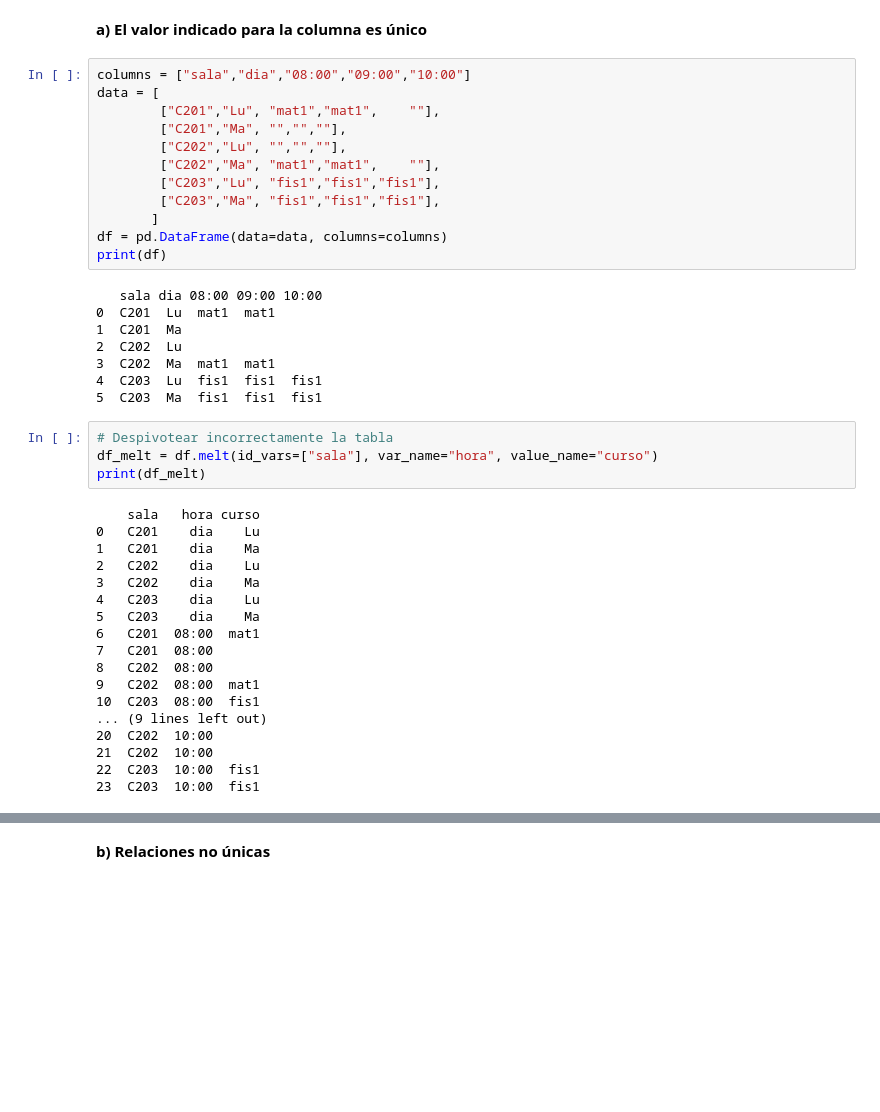
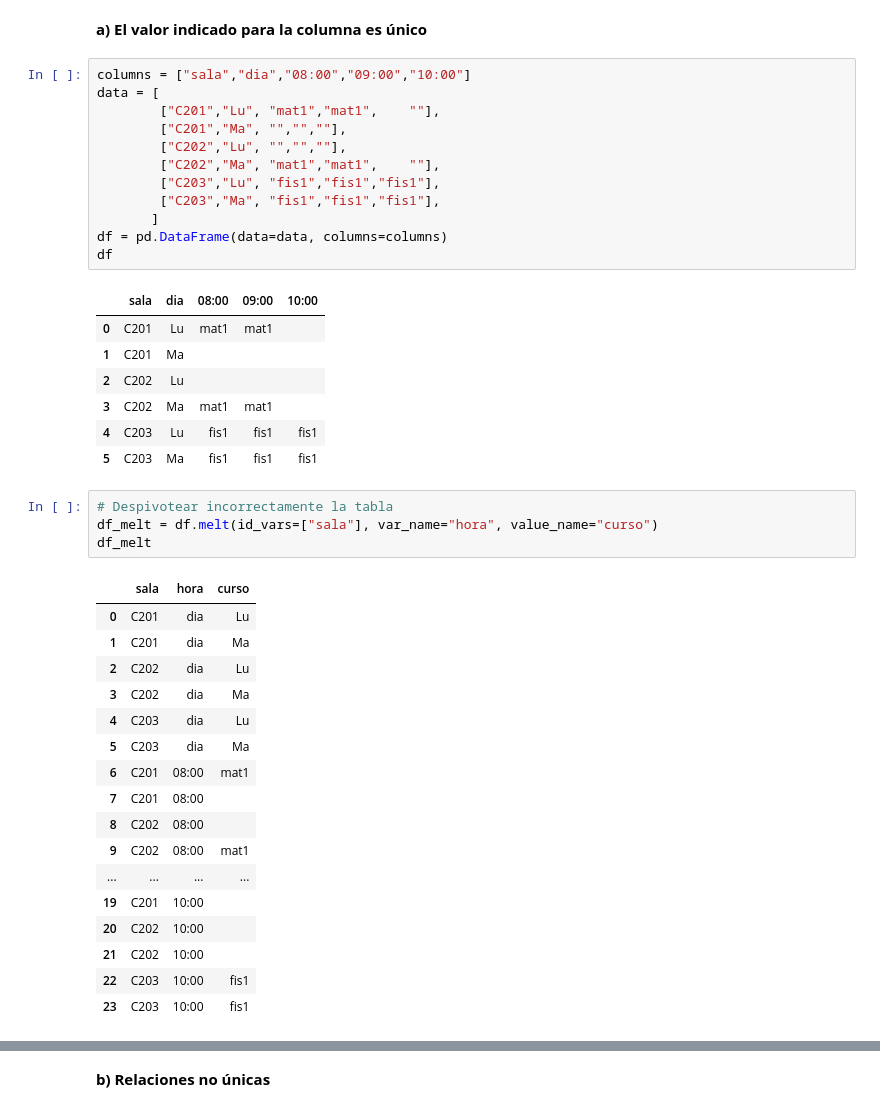
Before and after one commit to fralfaro/MAT281_2022, a Jupyter notebook: docs/lectures/data_manipulation/data_manipulation/pivot.ipynb, the cells around one changed output, grey strips where cells are left out. Cells and saved outputs as stored; diff of their text form; blank space fills up the shorter version.

Commit message:
curso completo 2.0

```diff
--- a/docs/lectures/data_manipulation/data_manipulation/pivot.ipynb
+++ b/docs/lectures/data_manipulation/data_manipulation/pivot.ipynb
@@ -132,37 +130,37 @@ data = [
         ["C203","Ma", "fis1","fis1","fis1"],
        ]
 df = pd.DataFrame(data=data, columns=columns)
-print(df)
+df
 # %% [output]
-   sala dia 08:00 09:00 10:00
-0  C201  Lu  mat1  mat1
-1  C201  Ma
-2  C202  Lu
-3  C202  Ma  mat1  mat1
-4  C203  Lu  fis1  fis1  fis1
-5  C203  Ma  fis1  fis1  fis1
+|  | sala | dia | 08:00 | 09:00 | 10:00 |
+| 0 | C201 | Lu | mat1 | mat1 |  |
+| 1 | C201 | Ma |  |  |  |
+| 2 | C202 | Lu |  |  |  |
+| 3 | C202 | Ma | mat1 | mat1 |  |
+| 4 | C203 | Lu | fis1 | fis1 | fis1 |
+| 5 | C203 | Ma | fis1 | fis1 | fis1 |
 # %%
 # Despivotear incorrectamente la tabla
 df_melt = df.melt(id_vars=["sala"], var_name="hora", value_name="curso")
-print(df_melt)
+df_melt
 # %% [output]
-    sala   hora curso
-0   C201    dia    Lu
-1   C201    dia    Ma
-2   C202    dia    Lu
-3   C202    dia    Ma
-4   C203    dia    Lu
-5   C203    dia    Ma
-6   C201  08:00  mat1
-7   C201  08:00
-8   C202  08:00
-9   C202  08:00  mat1
-10  C203  08:00  fis1
-... (9 lines left out)
-20  C202  10:00
-21  C202  10:00
-22  C203  10:00  fis1
-23  C203  10:00  fis1
+|  | sala | hora | curso |
+| 0 | C201 | dia | Lu |
+| 1 | C201 | dia | Ma |
+| 2 | C202 | dia | Lu |
+| 3 | C202 | dia | Ma |
+| 4 | C203 | dia | Lu |
+| 5 | C203 | dia | Ma |
+| 6 | C201 | 08:00 | mat1 |
+| 7 | C201 | 08:00 |  |
+| 8 | C202 | 08:00 |  |
+| 9 | C202 | 08:00 | mat1 |
+| ... | ... | ... | ... |
+| 19 | C201 | 10:00 |  |
+| 20 | C202 | 10:00 |  |
+| 21 | C202 | 10:00 |  |
+| 22 | C203 | 10:00 | fis1 |
+| 23 | C203 | 10:00 | fis1 |
 # %%
 # Despivotear correctamente la tabla
 df_melt = df.melt(id_vars=["sala", "dia"], var_name="hora", value_name="curso")
```
Also changed, not shown: parts of 10 cells of this notebook, 20 other files.
